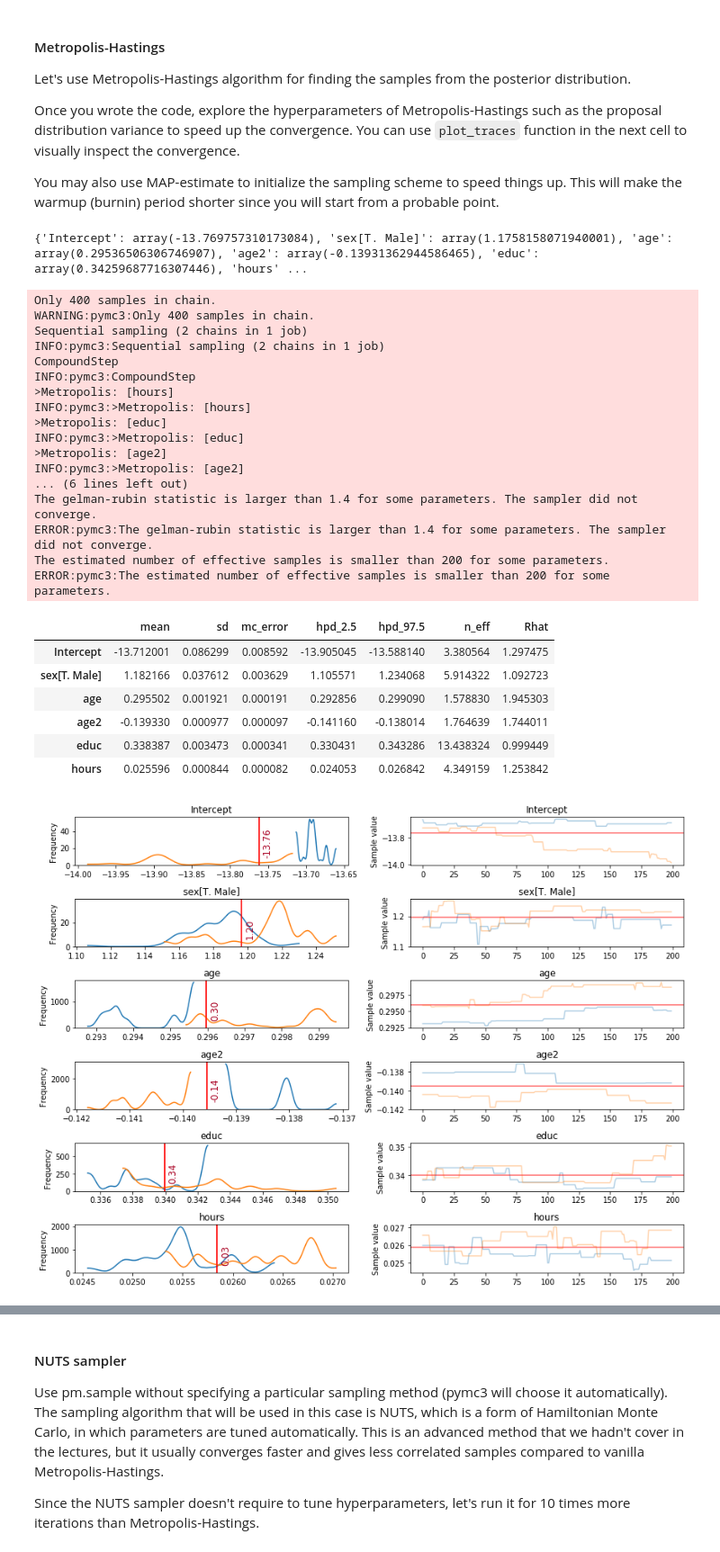
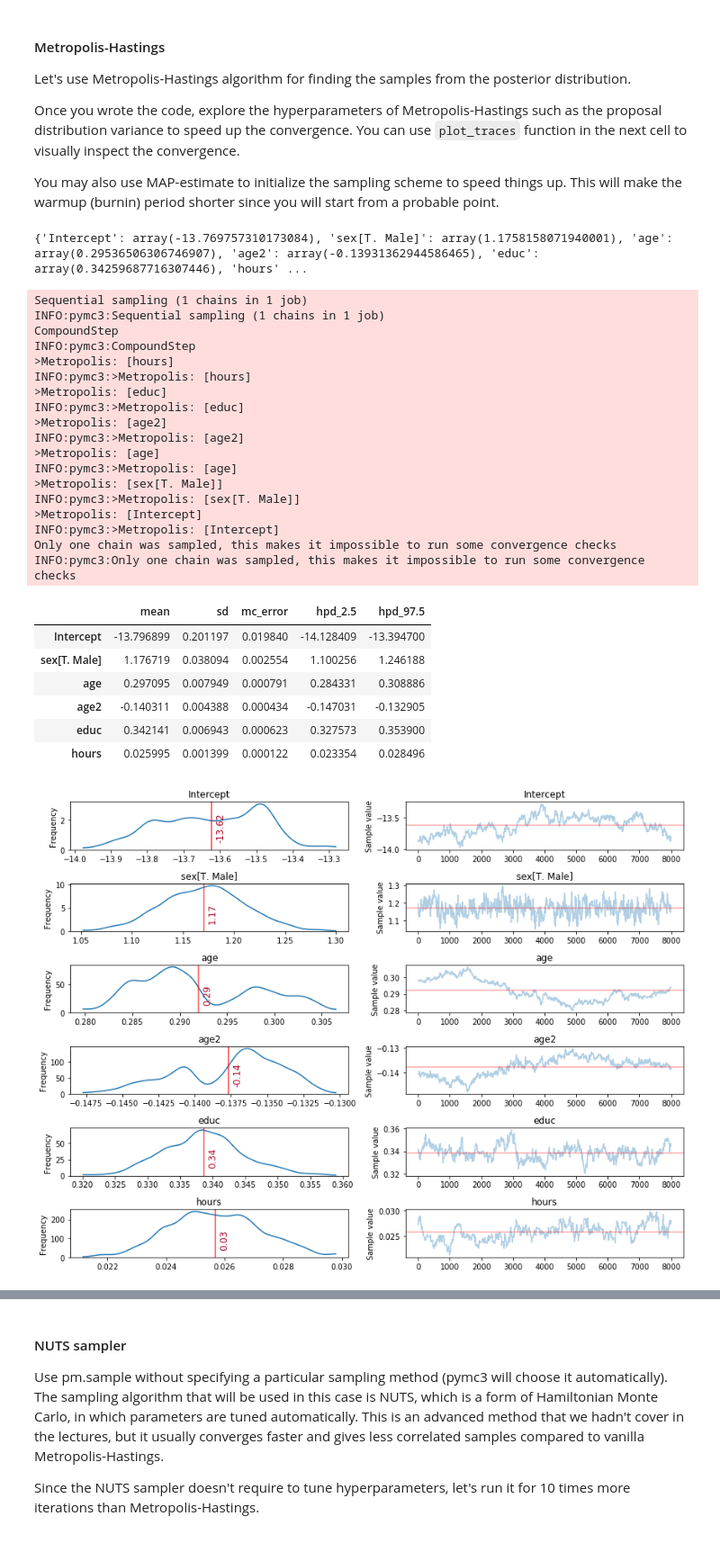
Before and after one commit to Nabarun21/bayesian-methods-for-ml, a Jupyter notebook: Week 4/Programming assignment/Week4. Practical Assignment. MCMC.ipynb, the cells around one changed output, grey strips where cells are left out. Shown: that part at 90% size. Cells and saved outputs as stored; diff of their text form; code cells hidden in the pictures.

```diff
--- a/Week 4/Programming assignment/Week4. Practical Assignment. MCMC.ipynb
+++ b/Week 4/Programming assignment/Week4. Practical Assignment. MCMC.ipynb
@@ -357,7 +377,7 @@ You may also use MAP-estimate to initialize the sampling scheme to speed things
 from pymc3.glm.families import Binomial
 from pymc3.glm import GLM
 
-
+#del logistic_model
 with pm.Model() as logistic_model:
     # Since it is unlikely that the dependency between the age and salary is linear, we will include age squared
     # into features so that we can model dependency that favors certain ages.
@@ -371,17 +391,15 @@ with pm.Model() as logistic_model:
     GLM.from_formula('income_more_50K~sex+age+age2+educ+hours', data, family=Binomial())
     map_estimate = pm.find_MAP()
     #print(map_estimate)
-    #step = pm.Metropolis()
+    step = pm.Metropolis()
     print(map_estimate)
 
-    trace = pm.sample(400,step = pm.Metropolis(),start=map_estimate,cores=1)
+    trace = pm.sample(10000,step = pm.Metropolis(),start=map_estimate,cores=1,tune=1000,chains=1)
 del logistic_model
 # %% [output]
 {'Intercept': array(-13.769757310173084), 'sex[T. Male]': array(1.1758158071940001), 'age': array(0.29536506306746907), 'age2': array(-0.13931362944586465), 'educ': array(0.34259687716307446), 'hours' ...
-Only 400 samples in chain.
-WARNING:pymc3:Only 400 samples in chain.
-Sequential sampling (2 chains in 1 job)
-INFO:pymc3:Sequential sampling (2 chains in 1 job)
+Sequential sampling (1 chains in 1 job)
+INFO:pymc3:Sequential sampling (1 chains in 1 job)
 CompoundStep
 INFO:pymc3:CompoundStep
 >Metropolis: [hours]
@@ -390,23 +408,26 @@ INFO:pymc3:>Metropolis: [hours]
 INFO:pymc3:>Metropolis: [educ]
 >Metropolis: [age2]
 INFO:pymc3:>Metropolis: [age2]
-... (6 lines left out)
-The gelman-rubin statistic is larger than 1.4 for some parameters. The sampler did not converge.
-ERROR:pymc3:The gelman-rubin statistic is larger than 1.4 for some parameters. The sampler did not converge.
-The estimated number of effective samples is smaller than 200 for some parameters.
-ERROR:pymc3:The estimated number of effective samples is smaller than 200 for some parameters.
+>Metropolis: [age]
+INFO:pymc3:>Metropolis: [age]
+>Metropolis: [sex[T. Male]]
+INFO:pymc3:>Metropolis: [sex[T. Male]]
+>Metropolis: [Intercept]
+INFO:pymc3:>Metropolis: [Intercept]
+Only one chain was sampled, this makes it impossible to run some convergence checks
+INFO:pymc3:Only one chain was sampled, this makes it impossible to run some convergence checks
 # %%
 
 pm.summary(trace)
 # %% [output]
-|  | mean | sd | mc_error | hpd_2.5 | hpd_97.5 | n_eff | Rhat |
-| Intercept | -13.712001 | 0.086299 | 0.008592 | -13.905045 | -13.588140 | 3.380564 | 1.297475 |
-| sex[T. Male] | 1.182166 | 0.037612 | 0.003629 | 1.105571 | 1.234068 | 5.914322 | 1.092723 |
-| age | 0.295502 | 0.001921 | 0.000191 | 0.292856 | 0.299090 | 1.578830 | 1.945303 |
-| age2 | -0.139330 | 0.000977 | 0.000097 | -0.141160 | -0.138014 | 1.764639 | 1.744011 |
-| educ | 0.338387 | 0.003473 | 0.000341 | 0.330431 | 0.343286 | 13.438324 | 0.999449 |
-| hours | 0.025596 | 0.000844 | 0.000082 | 0.024053 | 0.026842 | 4.349159 | 1.253842 |
+|  | mean | sd | mc_error | hpd_2.5 | hpd_97.5 |
+| Intercept | -13.796899 | 0.201197 | 0.019840 | -14.128409 | -13.394700 |
+| sex[T. Male] | 1.176719 | 0.038094 | 0.002554 | 1.100256 | 1.246188 |
+| age | 0.297095 | 0.007949 | 0.000791 | 0.284331 | 0.308886 |
+| age2 | -0.140311 | 0.004388 | 0.000434 | -0.147031 | -0.132905 |
+| educ | 0.342141 | 0.006943 | 0.000623 | 0.327573 | 0.353900 |
+| hours | 0.025995 | 0.001399 | 0.000122 | 0.023354 | 0.028496 |
 # %%
-plot_traces(trace,burnin=200)
+plot_traces(trace,burnin=2000)
 # %% [output]
-[figure, old version]
+[figure, new version]
```
Also changed, not shown: parts of 16 cells of this notebook.
